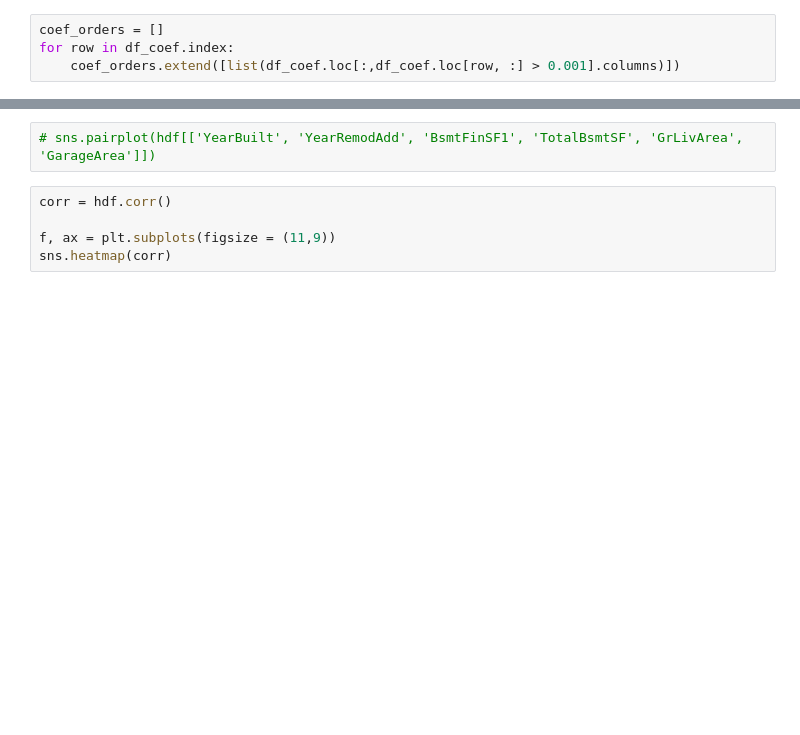
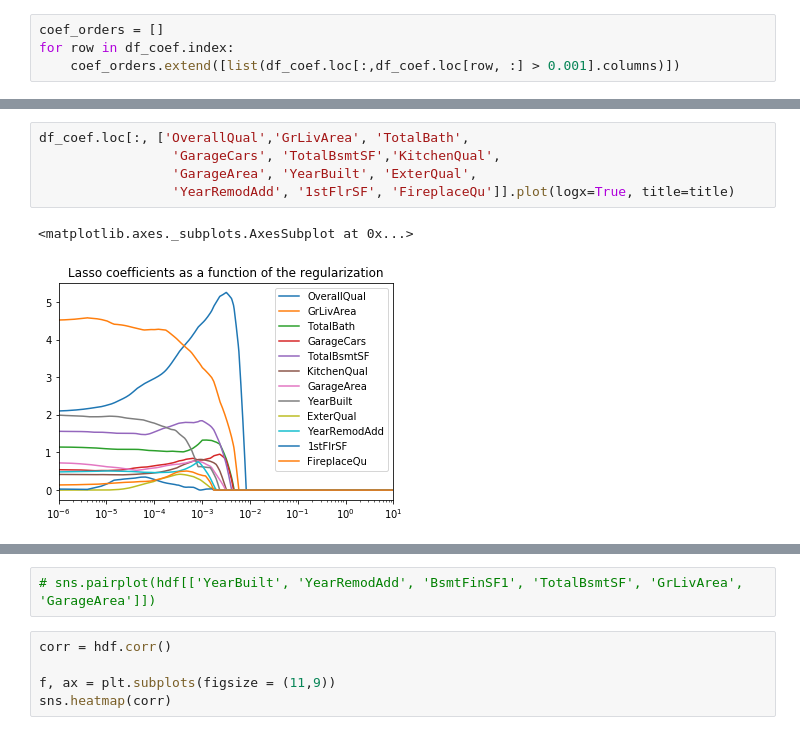
Before and after one commit to yslnam/collaborations, a Jupyter notebook: notebooks/Ivan_notebook.ipynb, the cells around one changed output, grey strips where cells are left out. Cells and saved outputs as stored; diff of their text form; blank space fills up the shorter version.

```diff
--- a/notebooks/Ivan_notebook.ipynb
+++ b/notebooks/Ivan_notebook.ipynb
@@ -209,0 +263,8 @@ print (s)
+# %%
+df_coef.loc[:, ['OverallQual','GrLivArea', 'TotalBath',
+                 'GarageCars', 'TotalBsmtSF','KitchenQual',
+                 'GarageArea', 'YearBuilt', 'ExterQual',
+                 'YearRemodAdd', '1stFlrSF', 'FireplaceQu']].plot(logx=True, title=title)
+# %% [output]
+<matplotlib.axes._subplots.AxesSubplot at 0x...>
+[figure, added]
```
Also changed, not shown: parts of 21 cells of this notebook.
